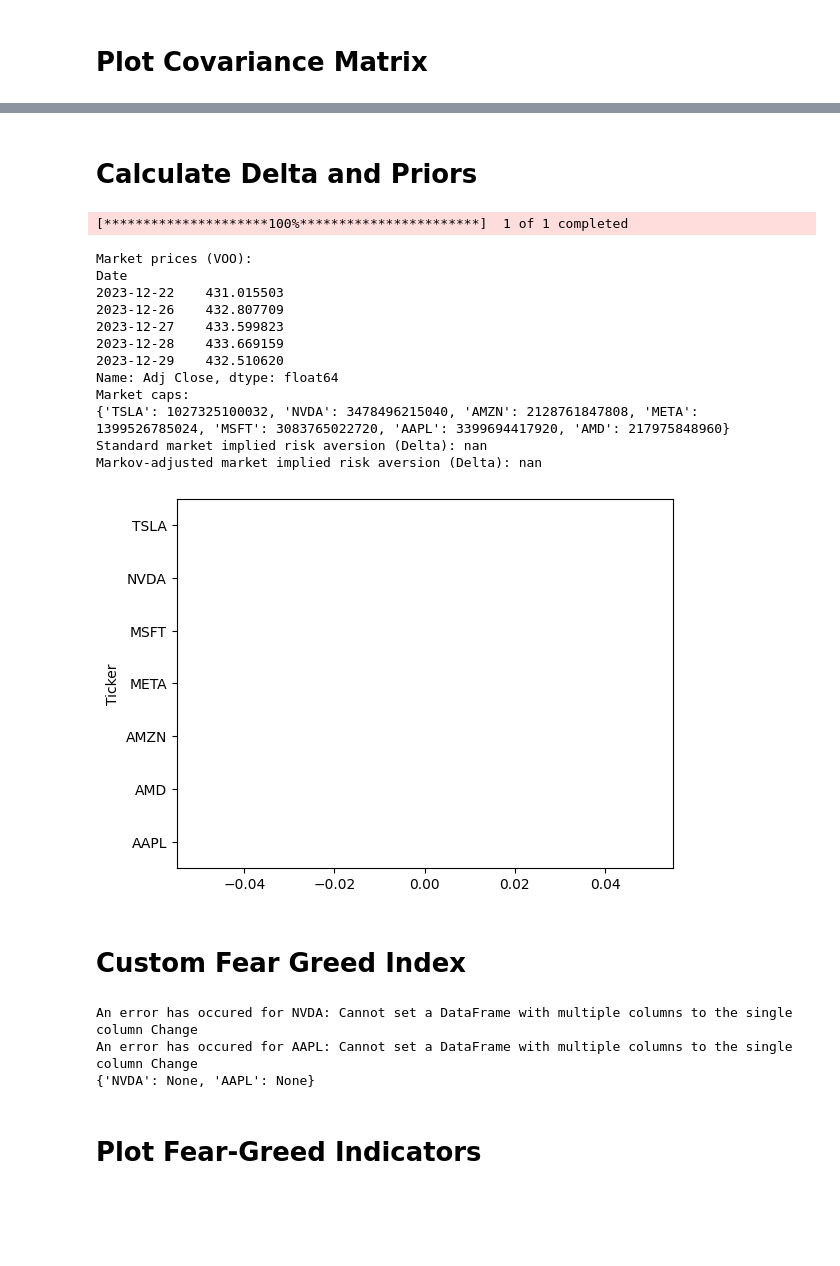
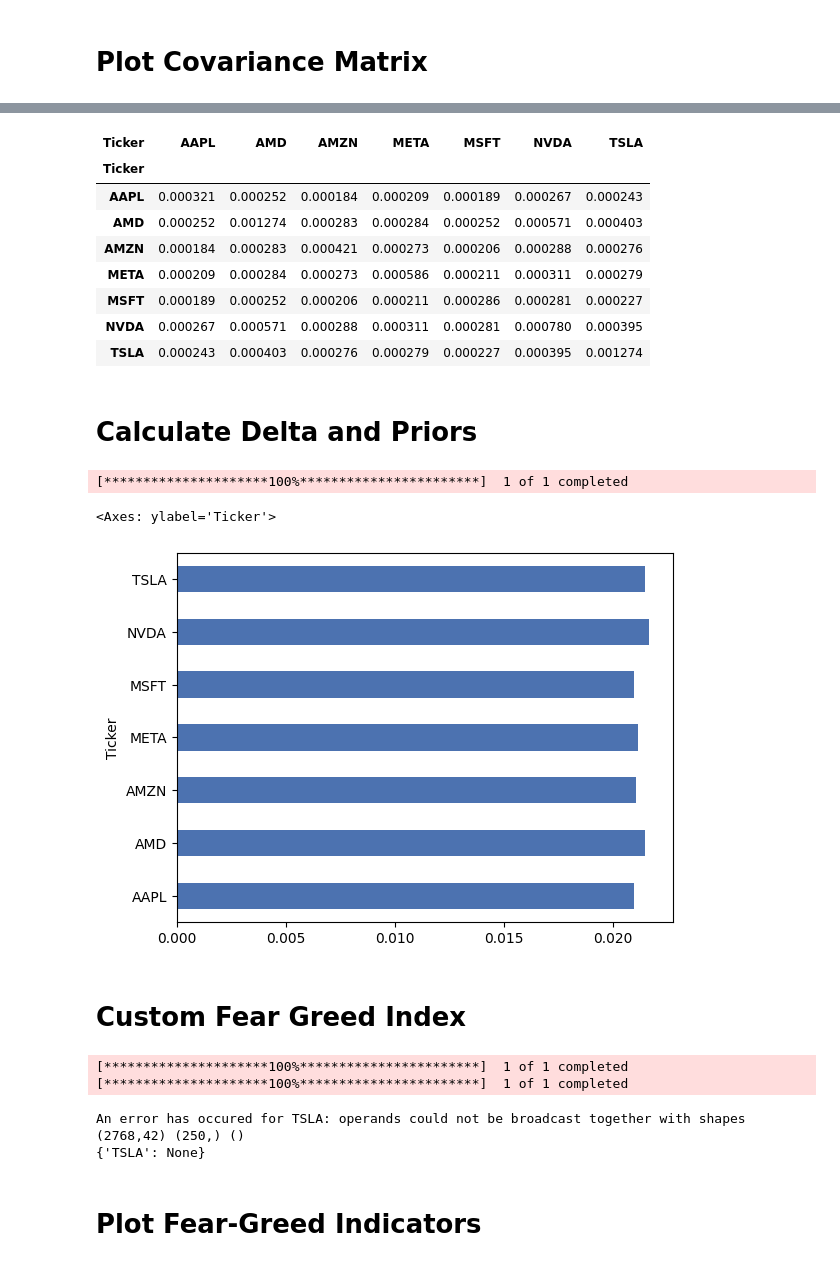
Before and after one commit to chantalmaskell/Black_Litterman_Portfolio_Optimisation, a Jupyter notebook: notebook.ipynb, the cells around one changed output, grey strips where cells are left out. Saved outputs shown, nothing was run; the diff lists cells and outputs as text; code cells hidden in the pictures; blank space fills up the shorter version.

Commit message:
Fix delta

```diff
--- a/notebook.ipynb
+++ b/notebook.ipynb
@@ -27,12 +27,12 @@ returns = np.log(closing_prices / closing_prices.shift(1).dropna())
 def get_market_prices_and_caps(tickers, start_date, end_date):
     # VOO is Vanguard S&P 500 ETF
     market_prices = yf.download("VOO", start=start_date, end=end_date)["Adj Close"]
-    market_returns = np.log(market_prices / market_prices.shift(1)).dropna()
+    # market_returns = np.log(market_prices / market_prices.shift(1)).dropna()
 
     market_caps = {}
     for ticker in tickers:
         stock = yf.Ticker(ticker)
         market_caps[ticker] = stock.info.get("marketCap", None)  # Get market cap, with None if missing
 
-    return market_prices, market_caps, market_returns
+    return market_prices, market_caps
 # %% [output]
@@ -171,41 +178,44 @@ NameError: name 'returns' is not defined
+# %%
+covariance_matrix
+# %% [output]
+| Ticker | AAPL | AMD | AMZN | META | MSFT | NVDA | TSLA |
+| Ticker |  |  |  |  |  |  |  |
+| AAPL | 0.000321 | 0.000252 | 0.000184 | 0.000209 | 0.000189 | 0.000267 | 0.000243 |
+| AMD | 0.000252 | 0.001274 | 0.000283 | 0.000284 | 0.000252 | 0.000571 | 0.000403 |
+| AMZN | 0.000184 | 0.000283 | 0.000421 | 0.000273 | 0.000206 | 0.000288 | 0.000276 |
+| META | 0.000209 | 0.000284 | 0.000273 | 0.000586 | 0.000211 | 0.000311 | 0.000279 |
+| MSFT | 0.000189 | 0.000252 | 0.000206 | 0.000211 | 0.000286 | 0.000281 | 0.000227 |
+| NVDA | 0.000267 | 0.000571 | 0.000288 | 0.000311 | 0.000281 | 0.000780 | 0.000395 |
+| TSLA | 0.000243 | 0.000403 | 0.000276 | 0.000279 | 0.000227 | 0.000395 | 0.001274 |
 # %% [markdown]
 # Calculate Delta and Priors
 # %%
 # Standard delta and prior
-market_prices, market_caps, market_returns = get_market_prices_and_caps(tickers, start_date, end_date)
-delta = black_litterman.market_implied_risk_aversion(market_returns)
+market_prices, market_caps = get_market_prices_and_caps(tickers, start_date, end_date)
+delta = black_litterman.market_implied_risk_aversion(market_prices)
 prior = black_litterman.market_implied_prior_returns(market_caps, delta, covariance_matrix)
 
+market_caps
+market_prices
 prior.plot.barh()
 
 # Markov delta and prior
-markov_delta = black_litterman.market_implied_risk_aversion(etf_data['Returns'])
-markov_prior = black_litterman.market_implied_prior_returns(market_caps, markov_delta, risk_models.sample_cov(asset_returns))
+# markov_delta = black_litterman.market_implied_risk_aversion(etf_data['Returns'])
+# markov_prior = black_litterman.market_implied_prior_returns(market_caps, markov_delta, risk_models.sample_cov(asset_returns))
 
 # markov_prior.plot.barh()
 
-print("Market prices (VOO):")
-print(market_prices.tail())
-print("Market caps:")
-print(market_caps)
-print("Standard market implied risk aversion (Delta):", delta)
+# print("Market prices (VOO):")
+# print(market_prices.tail())
+# print("Market caps:")
+# print(market_caps)
+# print("Standard market implied risk aversion (Delta):", delta)
 
-print("Markov-adjusted market implied risk aversion (Delta):", markov_delta)
+# print("Markov-adjusted market implied risk aversion (Delta):", markov_delta)
 # %% [output]
 [*********************100%***********************]  1 of 1 completed
-Market prices (VOO):
-Date
-2023-12-22    431.015503
-2023-12-26    432.807709
-2023-12-27    433.599823
-2023-12-28    433.669159
-2023-12-29    432.510620
-Name: Adj Close, dtype: float64
-Market caps:
-{'TSLA': 1027325100032, 'NVDA': 3478496215040, 'AMZN': 2128761847808, 'META': 1399526785024, 'MSFT': 3083765022720, 'AAPL': 3399694417920, 'AMD': 217975848960}
-Standard market implied risk aversion (Delta): nan
-Markov-adjusted market implied risk aversion (Delta): nan
+<Axes: ylabel='Ticker'>
-[figure, old version]
+[figure, new version]
 # %% [markdown]
 # Custom Fear Greed Index
 # %%
@@ -257,18 +267,18 @@ def get_fear_greed(tickers, start_date='2023-01-01', end_date='2024-01-01'):
 
 # Relative Strength Index (RSI)
 def calculate_stock_rsi(ticker, period=14, start_date="2023-01-01", end_date="2024-01-01"):
-    # stock_data = yf.download(ticker, start=start_date, end=end_date)
-    data['Change'] = data['Close'].diff()
-    data['Gain'] = np.where(data['Change'] > 0, data['Change'], 0)
-    data['Loss'] = np.where(data['Change'] < 0, -data['Change'], 0)
+    stock_data = yf.download(ticker, start=start_date, end=end_date)
+    stock_data['Change'] = stock_data['Close'].diff()
+    stock_data['Gain'] = np.where(stock_data['Change'] > 0, stock_data['Change'], 0)
+    stock_data['Loss'] = np.where(stock_data['Change'] < 0, -stock_data['Change'], 0)
 
-    data['Avg_Gain'] = data['Gain'].rolling(window=period, min_periods=1).mean()
-    data['Avg_Loss'] = data['Loss'].rolling(window=period, min_periods=1).mean()
+    stock_data['Avg_Gain'] = stock_data['Gain'].rolling(window=period, min_periods=1).mean()
+    stock_data['Avg_Loss'] = stock_data['Loss'].rolling(window=period, min_periods=1).mean()
 
-    data['RS'] = data['Avg_Gain'] / data['Avg_Loss']
-    data['RSI'] = 100 - (100 / (1 + data['RS']))
+    stock_data['RS'] = stock_data['Avg_Gain'] / stock_data['Avg_Loss']
+    stock_data['RSI'] = 100 - (100 / (1 + stock_data['RS']))
 
-    return data[['Close', 'RSI']].dropna()
+    return stock_data[['Close', 'RSI']].dropna()
 
 def calculate_stock_price_strength(ticker):
     stock_data = yf.Ticker(ticker)
@@ -294,7 +304,7 @@ def calculate_stock_price_breadth(ticker, start, end):
     results['breadth_ratio'] = results['rising_volume'].sum() / results['declining_volume'].sum()
     return results
 
-tickers = ['NVDA', 'AAPL'] # use any here. need to be using full asset universe for investor views
+tickers = ['TSLA'] # use any here. need to be using full asset universe for investor views
 fear_greed_scores = get_fear_greed(tickers, start_date='2023-01-01', end_date='2024-01-01')
 print(fear_greed_scores) # 0-1, higher score is greedier
 
@@ -302,9 +312,10 @@ print(fear_greed_scores) # 0-1, higher score is greedier
 # High Put-Call Ratio is Bearish
 # Low Put-Cal Ratio is Bullish
 # %% [output]
-An error has occured for NVDA: Cannot set a DataFrame with multiple columns to the single column Change
-An error has occured for AAPL: Cannot set a DataFrame with multiple columns to the single column Change
-{'NVDA': None, 'AAPL': None}
+[*********************100%***********************]  1 of 1 completed
+[*********************100%***********************]  1 of 1 completed
+An error has occured for TSLA: operands could not be broadcast together with shapes (2768,42) (250,) ()
+{'TSLA': None}
 # %% [markdown]
 # Plot Fear-Greed Indicators
 # %%
```
Also changed, not shown: parts of 10 cells of this notebook, 3 other files.
